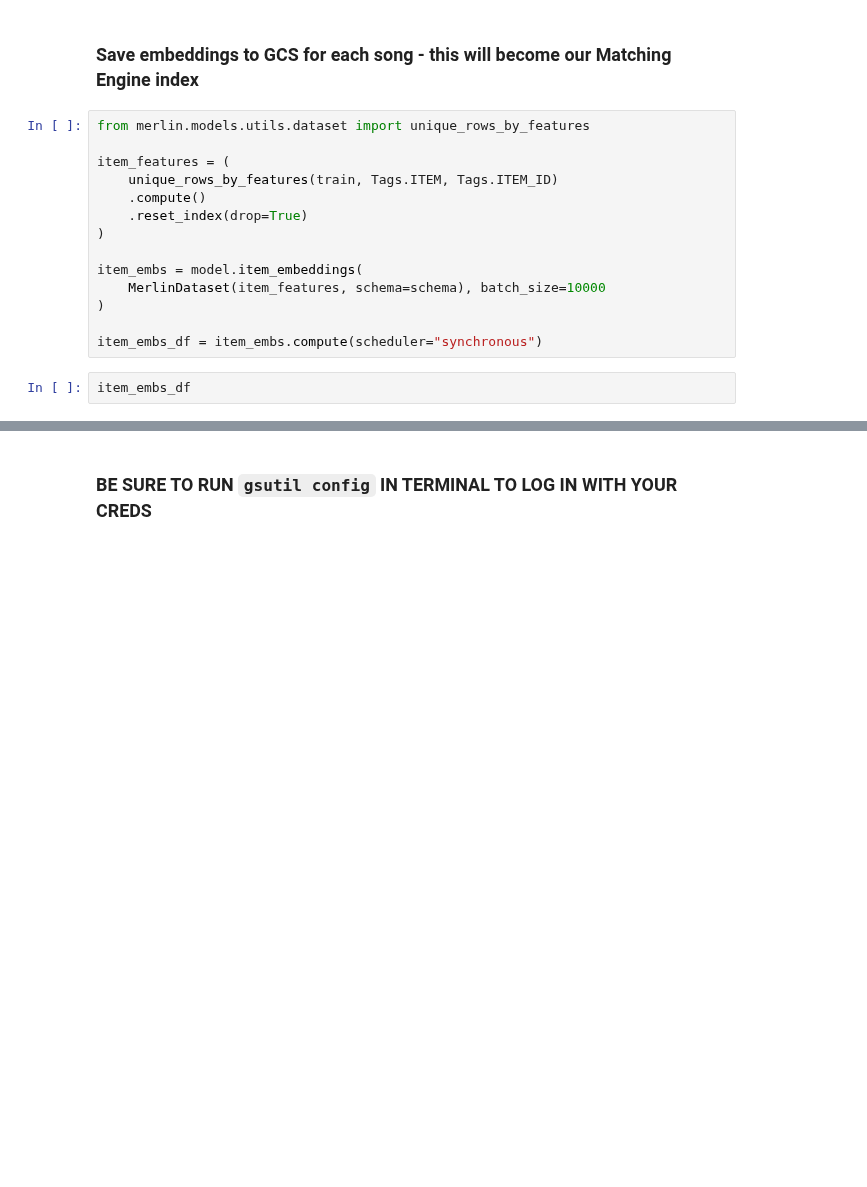
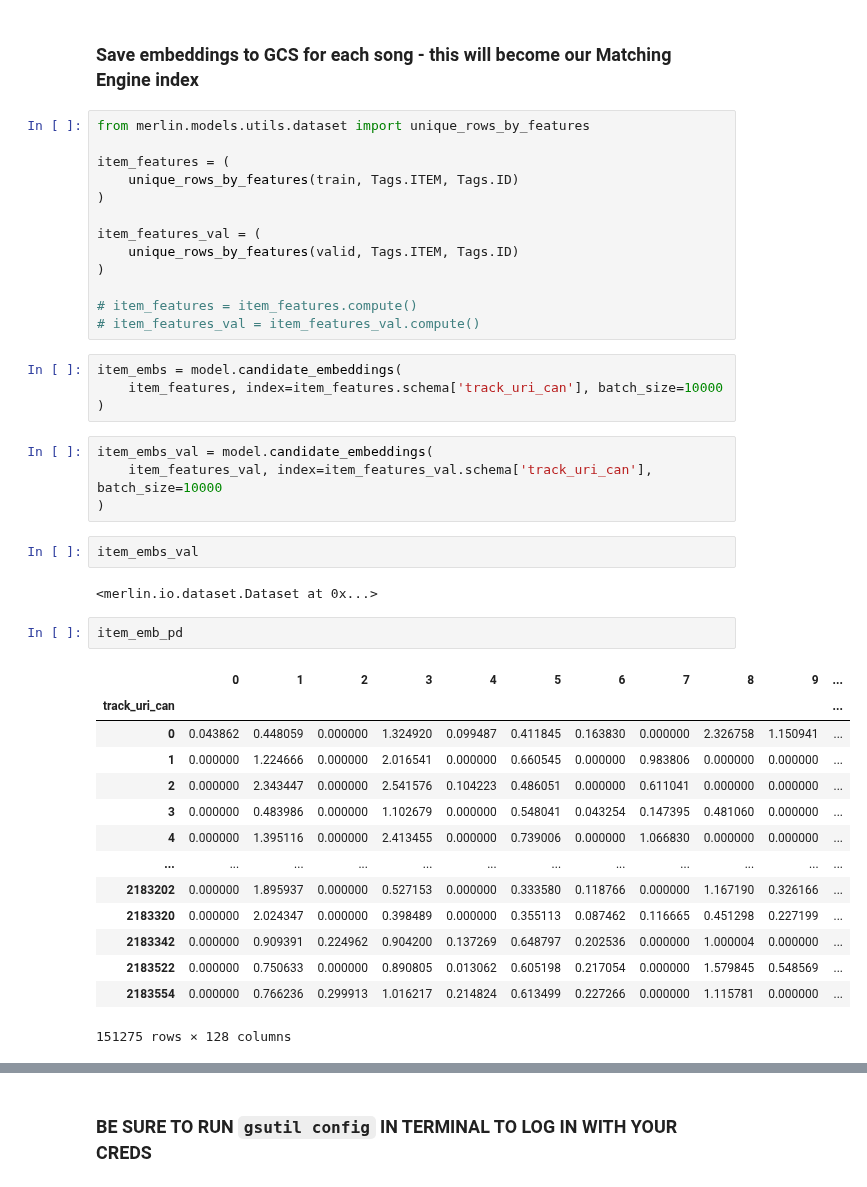
Before and after one commit to jswortz/spotify_mpd_two_tower, a Jupyter notebook: 01-recommender-vertex-merlin.ipynb, the cells around one changed output, grey strips where cells are left out. Saved outputs shown, nothing was run; the diff lists cells and outputs as text; blank space fills up the shorter version.

Commit message:
complteted and saved 60 epoch model

```diff
--- a/01-recommender-vertex-merlin.ipynb
+++ b/01-recommender-vertex-merlin.ipynb
@@ -543,18 +642,44 @@ query_tower_loaded = tf.keras.models.load_model(os.path.join(output_path, 'query
 from merlin.models.utils.dataset import unique_rows_by_features
 
 item_features = (
-    unique_rows_by_features(train, Tags.ITEM, Tags.ITEM_ID)
-    .compute()
-    .reset_index(drop=True)
+    unique_rows_by_features(train, Tags.ITEM, Tags.ID)
 )
 
-item_embs = model.item_embeddings(
-    MerlinDataset(item_features, schema=schema), batch_size=10000
+item_features_val = (
+    unique_rows_by_features(valid, Tags.ITEM, Tags.ID)
 )
 
-item_embs_df = item_embs.compute(scheduler="synchronous")
+# item_features = item_features.compute()
+# item_features_val = item_features_val.compute()
-# %%
-item_embs_df
+# %%
+item_embs = model.candidate_embeddings(
+    item_features, index=item_features.schema['track_uri_can'], batch_size=10000
+)
+# %%
+item_embs_val = model.candidate_embeddings(
+    item_features_val, index=item_features_val.schema['track_uri_can'], batch_size=10000
+)
+# %%
+item_embs_val
+# %% [output]
+<merlin.io.dataset.Dataset at 0x...>
+# %%
+item_emb_pd
+# %% [output]
+|  | 0 | 1 | 2 | 3 | 4 | 5 | 6 | 7 | 8 | 9 | ... |
+| track_uri_can |  |  |  |  |  |  |  |  |  |  | ... |
+| 0 | 0.043862 | 0.448059 | 0.000000 | 1.324920 | 0.099487 | 0.411845 | 0.163830 | 0.000000 | 2.326758 | 1.150941 | ... |
+| 1 | 0.000000 | 1.224666 | 0.000000 | 2.016541 | 0.000000 | 0.660545 | 0.000000 | 0.983806 | 0.000000 | 0.000000 | ... |
+| 2 | 0.000000 | 2.343447 | 0.000000 | 2.541576 | 0.104223 | 0.486051 | 0.000000 | 0.611041 | 0.000000 | 0.000000 | ... |
+| 3 | 0.000000 | 0.483986 | 0.000000 | 1.102679 | 0.000000 | 0.548041 | 0.043254 | 0.147395 | 0.481060 | 0.000000 | ... |
+| 4 | 0.000000 | 1.395116 | 0.000000 | 2.413455 | 0.000000 | 0.739006 | 0.000000 | 1.066830 | 0.000000 | 0.000000 | ... |
+| ... | ... | ... | ... | ... | ... | ... | ... | ... | ... | ... | ... |
+| 2183202 | 0.000000 | 1.895937 | 0.000000 | 0.527153 | 0.000000 | 0.333580 | 0.118766 | 0.000000 | 1.167190 | 0.326166 | ... |
+| 2183320 | 0.000000 | 2.024347 | 0.000000 | 0.398489 | 0.000000 | 0.355113 | 0.087462 | 0.116665 | 0.451298 | 0.227199 | ... |
+| 2183342 | 0.000000 | 0.909391 | 0.224962 | 0.904200 | 0.137269 | 0.648797 | 0.202536 | 0.000000 | 1.000004 | 0.000000 | ... |
+| 2183522 | 0.000000 | 0.750633 | 0.000000 | 0.890805 | 0.013062 | 0.605198 | 0.217054 | 0.000000 | 1.579845 | 0.548569 | ... |
+| 2183554 | 0.000000 | 0.766236 | 0.299913 | 1.016217 | 0.214824 | 0.613499 | 0.227266 | 0.000000 | 1.115781 | 0.000000 | ... |
+151275 rows × 128 columns
 # %%
 %%time
 !rm candidate_embeddings.json > /dev/null
```
Also changed, not shown: parts of 20 cells of this notebook.
